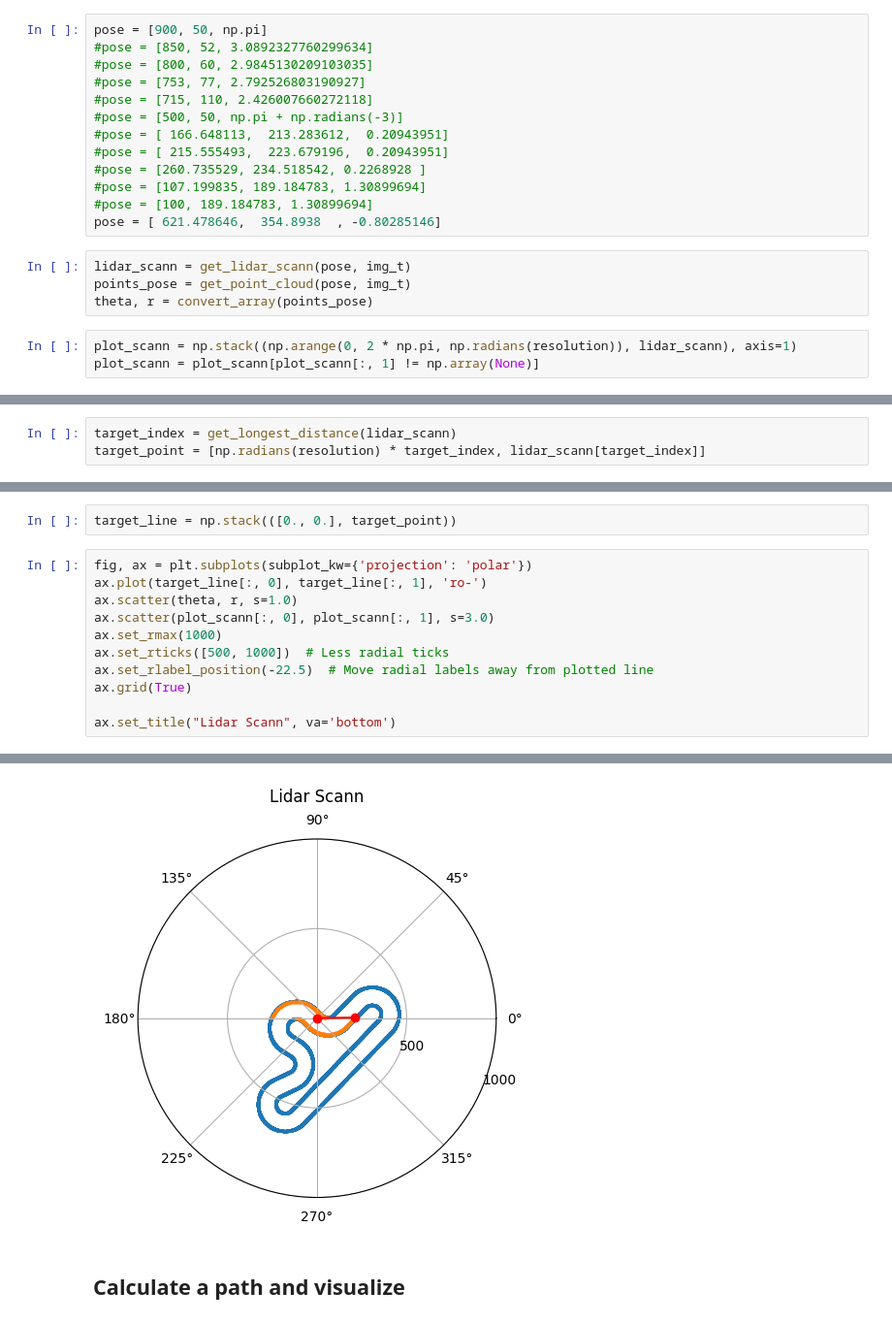
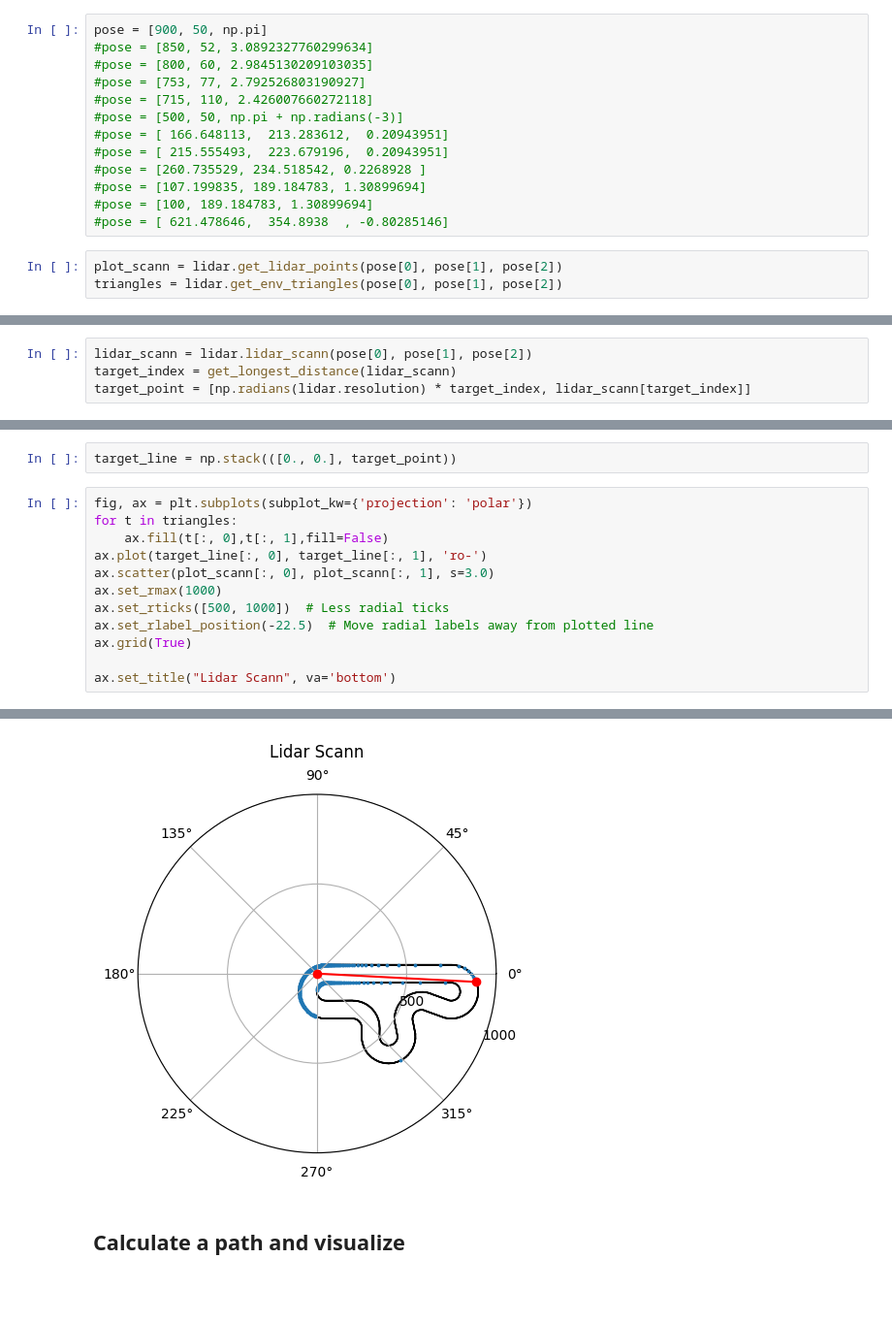
Before and after one commit to hdumcke/TRR2023, a Jupyter notebook: simulation/jupyternb/3-path_planning1.ipynb, the cells around one changed output, grey strips where cells are left out. Shown at 97% size. Cells and saved outputs as stored; diff of their text form; blank space fills up the shorter version.

```diff
--- a/simulation/jupyternb/3-path_planning1.ipynb
+++ b/simulation/jupyternb/3-path_planning1.ipynb
@@ -100,11 +24,7 @@ pose = [900, 50, np.pi]
 #pose = [260.735529, 234.518542, 0.2268928 ]
 #pose = [107.199835, 189.184783, 1.30899694]
 #pose = [100, 189.184783, 1.30899694]
-pose = [ 621.478646,  354.8938  , -0.80285146]
+#pose = [ 621.478646,  354.8938  , -0.80285146]
 # %%
-lidar_scann = get_lidar_scann(pose, img_t)
-points_pose = get_point_cloud(pose, img_t)
-theta, r = convert_array(points_pose)
+plot_scann = lidar.get_lidar_points(pose[0], pose[1], pose[2])
+triangles = lidar.get_env_triangles(pose[0], pose[1], pose[2])
-# %%
-plot_scann = np.stack((np.arange(0, 2 * np.pi, np.radians(resolution)), lidar_scann), axis=1)
-plot_scann = plot_scann[plot_scann[:, 1] != np.array(None)]
@@ -111,4 +50,5 @@ plot_scann = plot_scann[plot_scann[:, 1] != np.array(None)]
 # %%
+lidar_scann = lidar.lidar_scann(pose[0], pose[1], pose[2])
 target_index = get_longest_distance(lidar_scann)
-target_point = [np.radians(resolution) * target_index, lidar_scann[target_index]]
+target_point = [np.radians(lidar.resolution) * target_index, lidar_scann[target_index]]
 # %%
@@ -120,18 +57,19 @@ print(np.degrees(target_angle))
 target_line = np.stack(([0., 0.], target_point))
 # %%
 fig, ax = plt.subplots(subplot_kw={'projection': 'polar'})
+for t in triangles:
+    ax.fill(t[:, 0],t[:, 1],fill=False)
 ax.plot(target_line[:, 0], target_line[:, 1], 'ro-')
-ax.scatter(theta, r, s=1.0)
 ax.scatter(plot_scann[:, 0], plot_scann[:, 1], s=3.0)
 ax.set_rmax(1000)
 ax.set_rticks([500, 1000])  # Less radial ticks
 ax.set_rlabel_position(-22.5)  # Move radial labels away from plotted line
 ax.grid(True)
 
 ax.set_title("Lidar Scann", va='bottom')
 # %% [output]
 Text(0.5, 1.0, 'Lidar Scann')
-[figure, old version]
+[figure, new version]
 # %% [markdown]
 ## Calculate a path and visualize
 # %%
```
Also changed, not shown: parts of 16 cells of this notebook, 4 other files.
